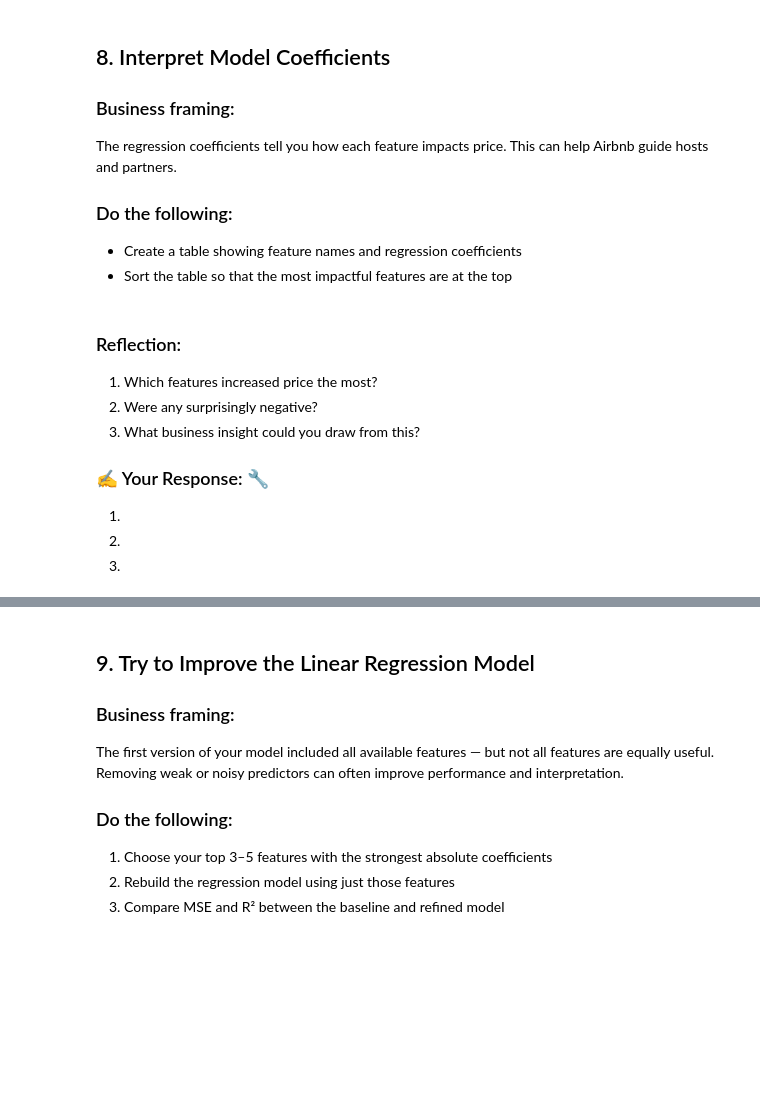
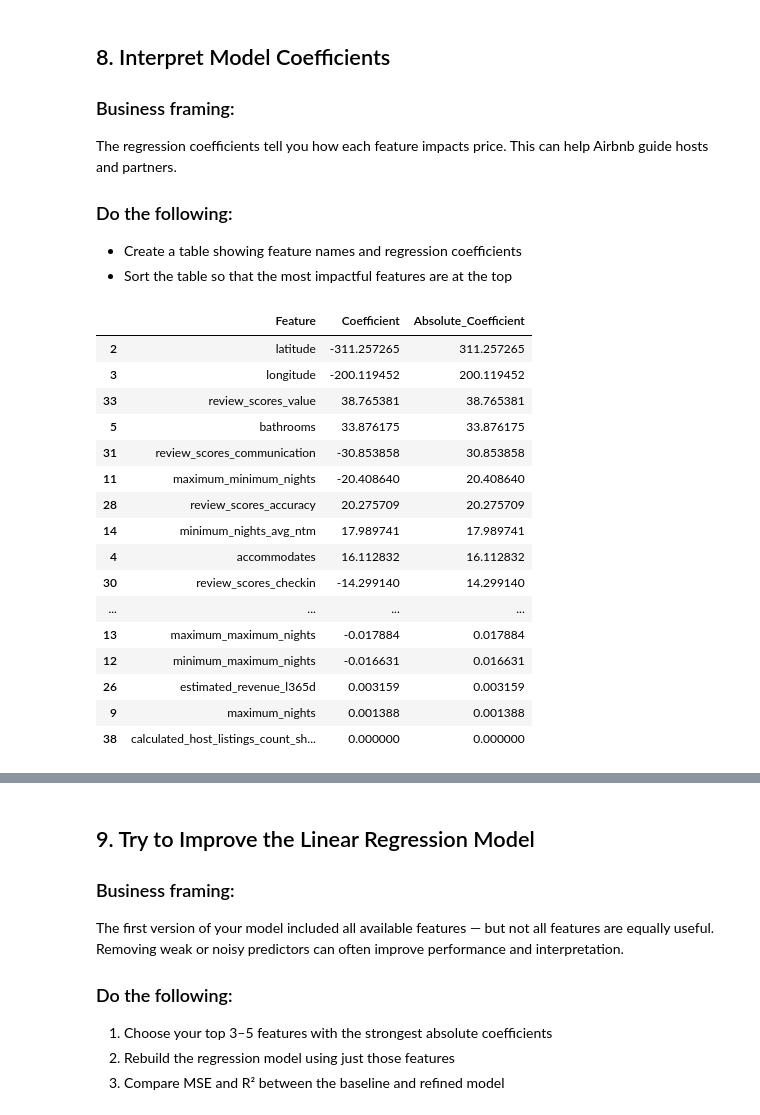
Before and after one commit to jsherwood2/IS-4487, a Jupyter notebook: Assignments/assignment_11_regression.ipynb, the cells around one changed output, grey strips where cells are left out. Cells and saved outputs as stored; diff of their text form; code cells hidden in the pictures; blank space fills up the shorter version.

```diff
--- a/Assignments/assignment_11_regression.ipynb
+++ b/Assignments/assignment_11_regression.ipynb
@@ -111,0 +173,6 @@ To build a regression model, you need to define what you’re predicting (target
+# %%
+# Add code here 🔧
+df_model = df_numeric.dropna()
+y = df_model['price']
+X = df_model.drop(columns=['price'])
+display(X.head())
@@ -130,0 +204,4 @@ Splitting your data lets you train a model and test how well it performs on new,
+# %%
+# Add code here 🔧
+X_train, X_test, y_train, y_test = train_test_split(X, y, test_size=0.2, random_state=42)
+print(X_train.shape, X_test.shape)
@@ -142,3 +219,8 @@ Linear regression helps you quantify the impact of each feature on price and mak
+# %%
+# Add code here 🔧
+model = LinearRegression()
+model.fit(X_train, y_train)
+y_pred = model.predict(X_test)
 # %% [markdown]
 ## 7. Evaluate Model Performance
 
@@ -172,12 +259,24 @@ The regression coefficients tell you how each feature impacts price. This can he
-# %% [markdown]
-### Reflection:
-1. Which features increased price the most?
-2. Were any surprisingly negative?
-3. What business insight could you draw from this?
-
-### ✍️ Your Response: 🔧
-1.
-
-2.
-
-3.
+# %%
+# Add code here 🔧
+coef_df = pd.DataFrame({'Feature': X.columns, 'Coefficient': model.coef_})
+coef_df['Absolute_Coefficient'] = coef_df['Coefficient'].abs()
+coef_df_sorted = coef_df.sort_values(by='Absolute_Coefficient', ascending=False)
+display(coef_df_sorted)
+# %% [output]
+|  | Feature | Coefficient | Absolute_Coefficient |
+| 2 | latitude | -311.257265 | 311.257265 |
+| 3 | longitude | -200.119452 | 200.119452 |
+| 33 | review_scores_value | 38.765381 | 38.765381 |
+| 5 | bathrooms | 33.876175 | 33.876175 |
+| 31 | review_scores_communication | -30.853858 | 30.853858 |
+| 11 | maximum_minimum_nights | -20.408640 | 20.408640 |
+| 28 | review_scores_accuracy | 20.275709 | 20.275709 |
+| 14 | minimum_nights_avg_ntm | 17.989741 | 17.989741 |
+| 4 | accommodates | 16.112832 | 16.112832 |
+| 30 | review_scores_checkin | -14.299140 | 14.299140 |
+| ... | ... | ... | ... |
+| 13 | maximum_maximum_nights | -0.017884 | 0.017884 |
+| 12 | minimum_maximum_nights | -0.016631 | 0.016631 |
+| 26 | estimated_revenue_l365d | 0.003159 | 0.003159 |
+| 9 | maximum_nights | 0.001388 | 0.001388 |
+| 38 | calculated_host_listings_count_sh... | 0.000000 | 0.000000 |
```
Also changed, not shown: parts of 27 cells of this notebook.
